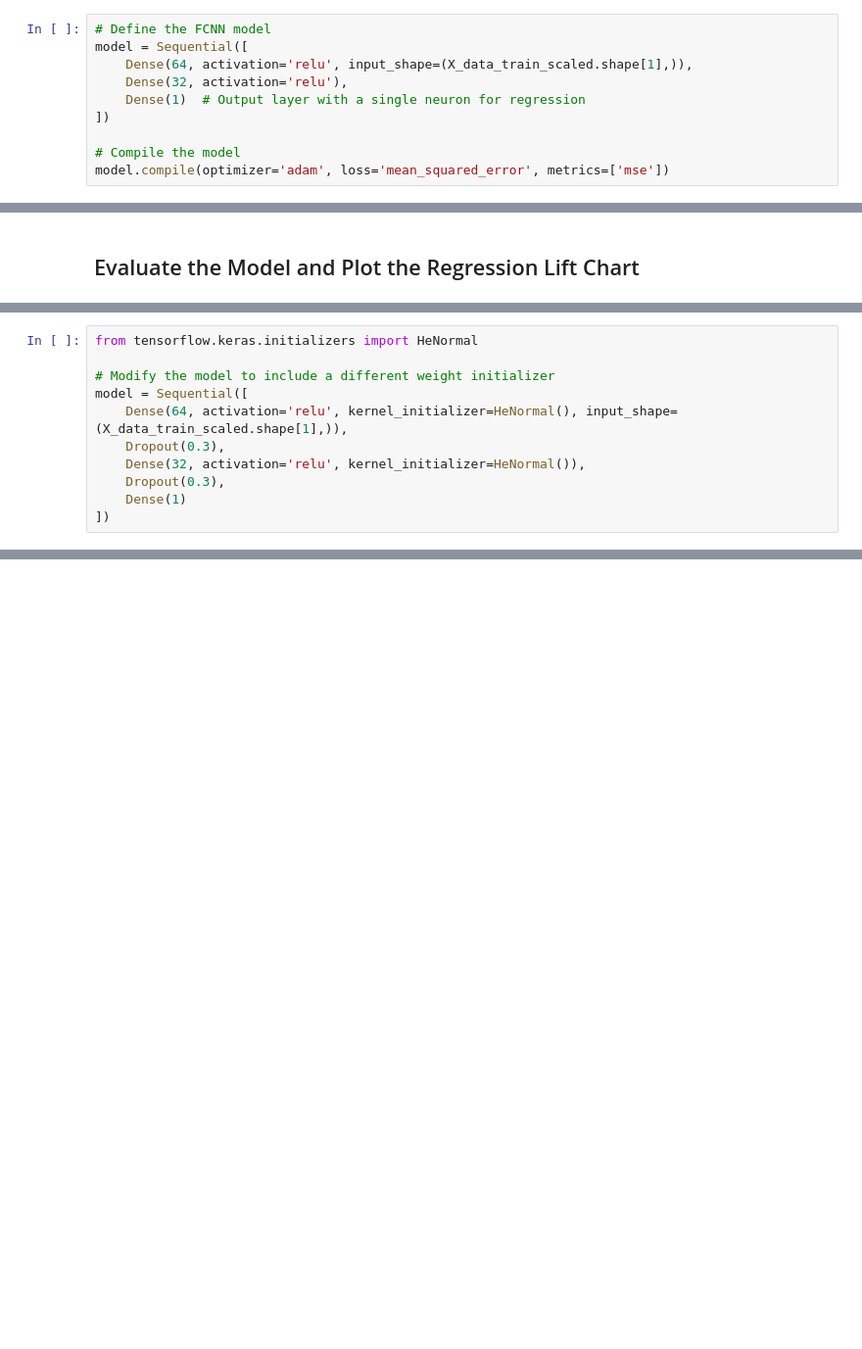
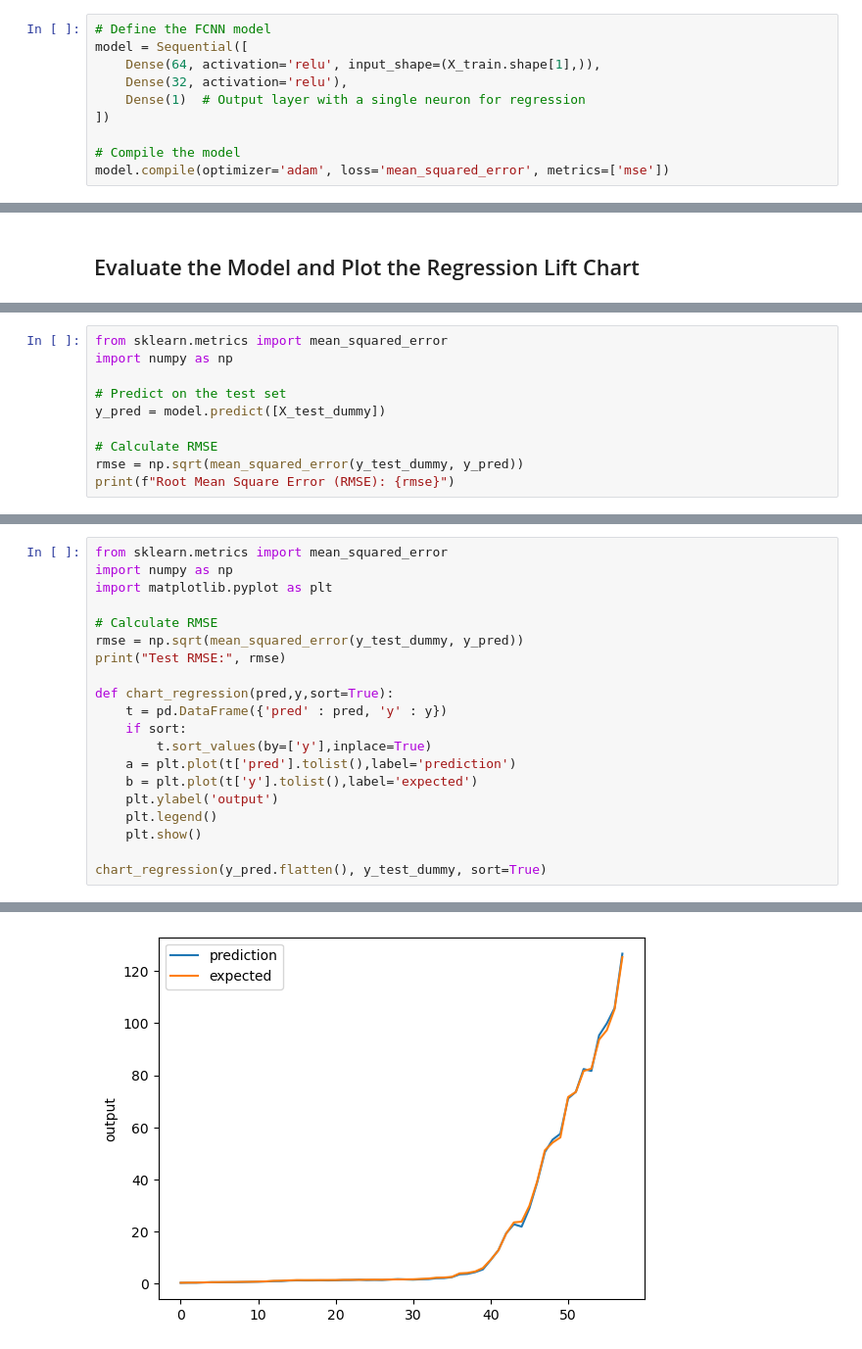
Before and after one commit to williamlorence/CSC180-Project-4, a Jupyter notebook: project4.ipynb, the cells around one changed output, grey strips where cells are left out. Shown: that part at 98% size. Cells and saved outputs as stored; diff of their text form; blank space fills up the shorter version.

```diff
--- a/project4.ipynb
+++ b/project4.ipynb
@@ -90,7 +172,7 @@ Sample of scaled training data (first 5 rows):
 # %%
 # Define the FCNN model
 model = Sequential([
-    Dense(64, activation='relu', input_shape=(X_data_train_scaled.shape[1],)),
+    Dense(64, activation='relu', input_shape=(X_train.shape[1],)),
     Dense(32, activation='relu'),
     Dense(1)  # Output layer with a single neuron for regression
 ])
@@ -272,11 +222,0 @@ Min and max of X_data_test_scaled: 3.845767079230136e-05 1.013463801591929
-# %%
-from tensorflow.keras.initializers import HeNormal
-
-# Modify the model to include a different weight initializer
-model = Sequential([
-    Dense(64, activation='relu', kernel_initializer=HeNormal(), input_shape=(X_data_train_scaled.shape[1],)),
-    Dropout(0.3),
-    Dense(32, activation='relu', kernel_initializer=HeNormal()),
-    Dropout(0.3),
-    Dense(1)
-])
@@ -301,0 +223,10 @@ ValueError: Input contains NaN.
+# %%
+from sklearn.metrics import mean_squared_error
+import numpy as np
+
+# Predict on the test set
+y_pred = model.predict([X_test_dummy])
+
+# Calculate RMSE
+rmse = np.sqrt(mean_squared_error(y_test_dummy, y_pred))
+print(f"Root Mean Square Error (RMSE): {rmse}")
@@ -301,0 +238,21 @@ ValueError: Input contains NaN.
+# %%
+from sklearn.metrics import mean_squared_error
+import numpy as np
+import matplotlib.pyplot as plt
+
+# Calculate RMSE
+rmse = np.sqrt(mean_squared_error(y_test_dummy, y_pred))
+print("Test RMSE:", rmse)
+
+def chart_regression(pred,y,sort=True):
+    t = pd.DataFrame({'pred' : pred, 'y' : y})
+    if sort:
+        t.sort_values(by=['y'],inplace=True)
+    a = plt.plot(t['pred'].tolist(),label='prediction')
+    b = plt.plot(t['y'].tolist(),label='expected')
+    plt.ylabel('output')
+    plt.legend()
+    plt.show()
+
+chart_regression(y_pred.flatten(), y_test_dummy, sort=True)
+# %% [output]
@@ -301,0 +260 @@ ValueError: Input contains NaN.
+[figure, added]
```
Also changed, not shown: parts of 35 cells of this notebook, 1 other file.
